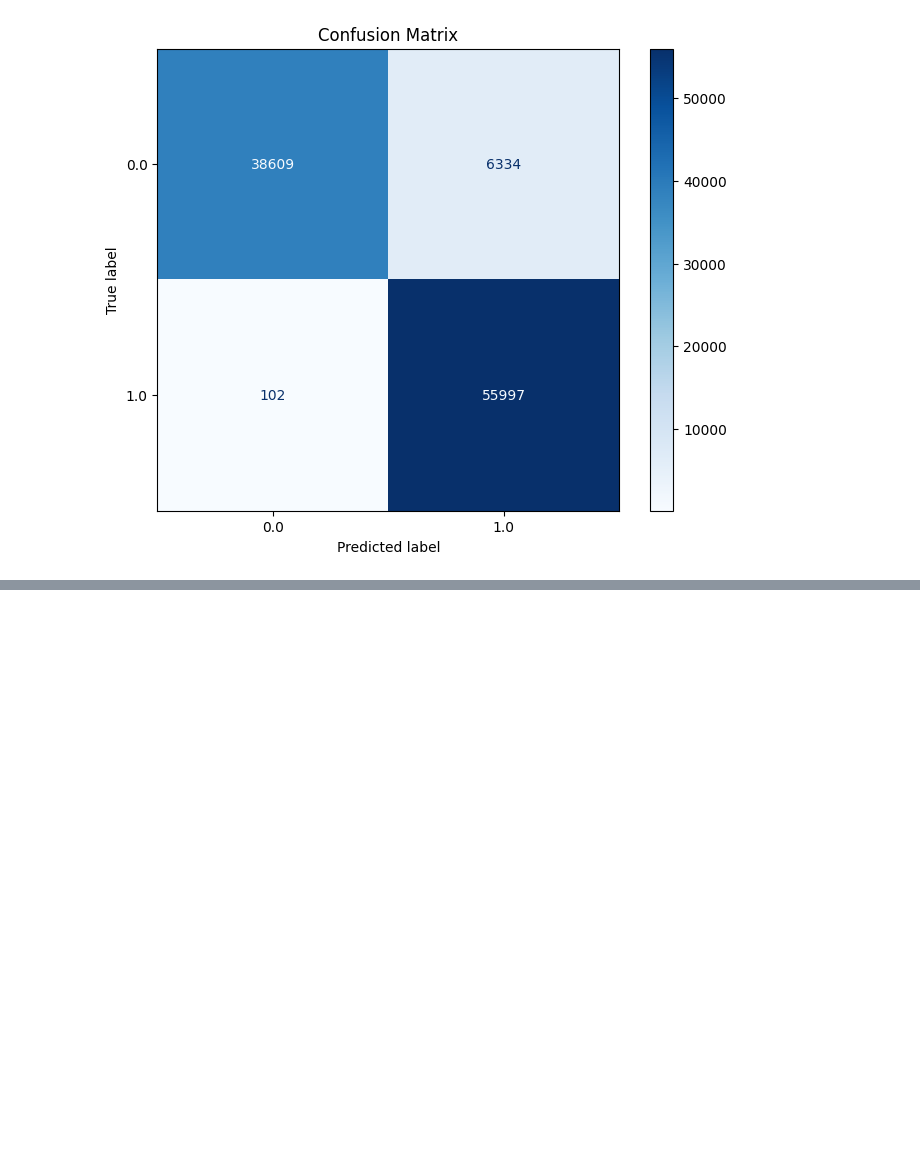
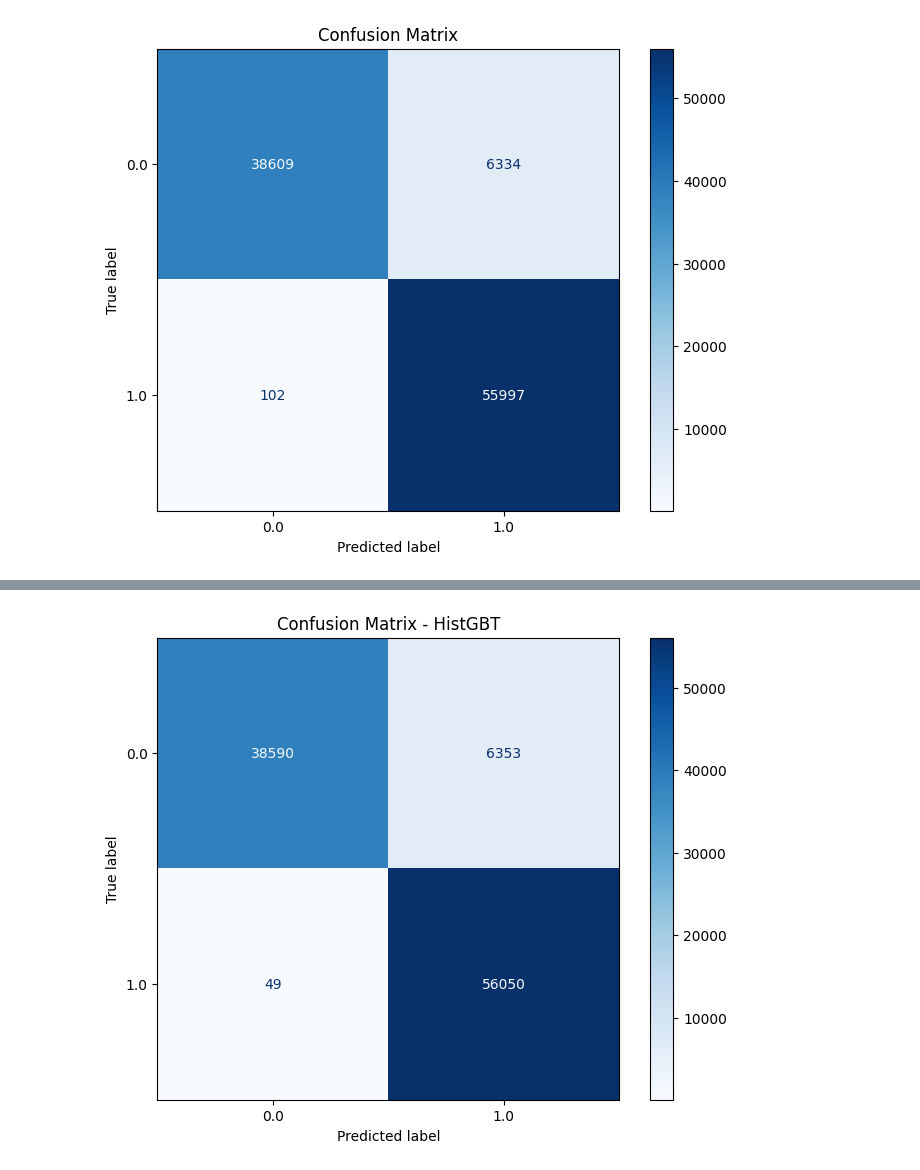
Before and after one commit to AIVIETNAM-AIO-ChimCanhCut/warm-up-01-classification, a Jupyter notebook: notebooks/model-ML.ipynb, the cells around one changed output, grey strips where cells are left out. Saved outputs shown, nothing was run; the diff lists cells and outputs as text; code cells hidden in the pictures; blank space fills up the shorter version.

Commit message:
Bổ sung HistGBM, F1_score, AUC

```diff
--- a/notebooks/model-ML.ipynb
+++ b/notebooks/model-ML.ipynb
@@ -504,0 +589,8 @@ plt.show()
+# %%
+# Vẽ Confusion Matrix
+fig, ax = plt.subplots(figsize=(8, 6))
+ConfusionMatrixDisplay.from_predictions(y_val, y_pred_hist, cmap='Blues', values_format='d', ax=ax)
+plt.title('Confusion Matrix - HistGBT')
+plt.show()
+# %% [output]
+[figure, added]
```
Also changed, not shown: parts of 22 cells of this notebook.
